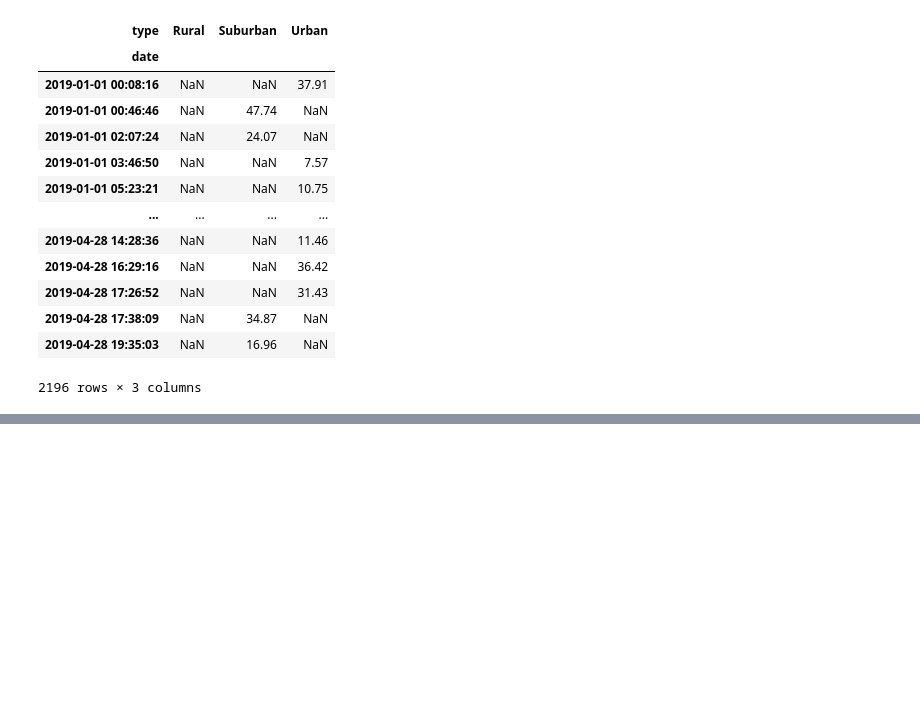
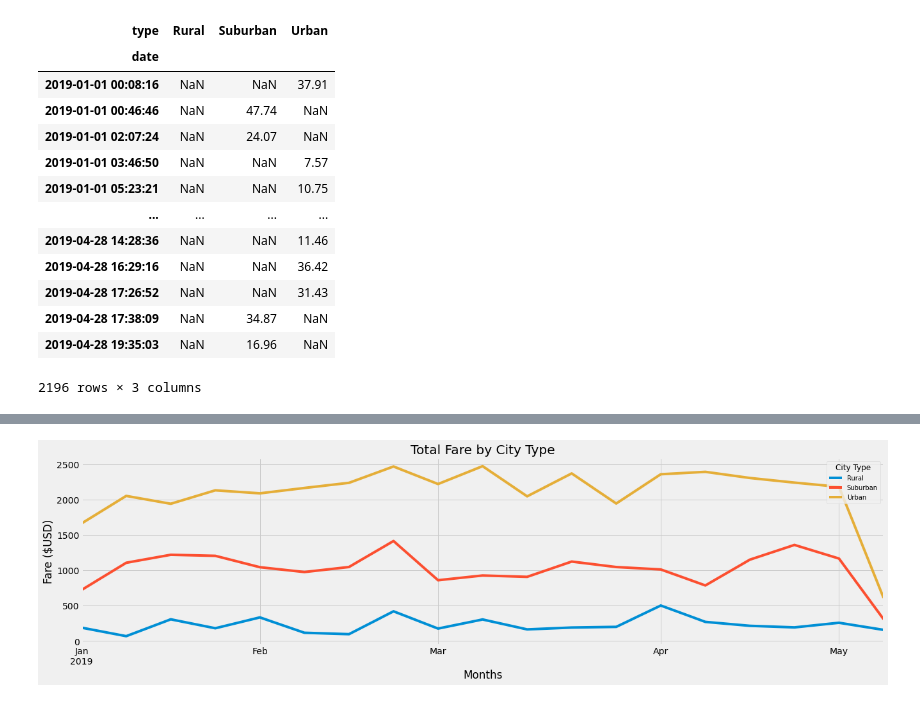
Before and after one commit to duygusimsek/PyBer_Analysis, a Jupyter notebook: PyBer_Challenge.ipynb, the cells around one changed output, grey strips where cells are left out. Drawn from its saved outputs; the diff is of its cells as text; code cells hidden in the pictures; blank space fills up the shorter version.

Commit message:
Adding PyBer_Challenge.ipynb file and analysis folder

```diff
--- a/PyBer_Challenge.ipynb
+++ b/PyBer_Challenge.ipynb
@@ -168,8 +168,8 @@ fare_data_df.head()
 # %%
 # 3.Create a pivot table with the 'date' as the index, the columns ='type', and values='fare'
 # to get the total fares for each type of city by the date.
-fare_data_df.pivot = fare_data_df.pivot(index="date",columns="type", values="fare")
-fare_data_df.pivot.head(10)
+fare_data_pivot_df = fare_data_df.pivot(index="date",columns="type", values="fare")
+fare_data_pivot_df.head(10)
 # %% [output]
 | type | Rural | Suburban | Urban |
 | date |  |  |  |
@@ -206,4 +204,4 @@ fare_data_df.pivot.head(10)
 # %%
-# 6. Set the "date" index to datetime datatype. This is necessary to use the resample() method in Step 8.
-# df.index = pd.to_datetime(df.index)
+# 5. Set the "date" index to datetime datatype.
+fare_data_pivot_df.index= pd.to_datetime(fare_data_pivot_df.index)
 # %%
@@ -211,2 +221,4 @@ fare_data_df.pivot.head(10)
 # %%
-# 8. Create a new DataFrame using the "resample()" function by week 'W' and get the sum of the fares for each week.
+# 7. Create a new DataFrame using the "resample()" function by week 'W' and get the sum of the fares for each week.
+fare_data_sum_week = fare_data_pivot_df.resample("w").sum()
+fare_data_sum_week.head(10)
@@ -213,7 +238,27 @@ fare_data_df.pivot.head(10)
 # %%
 # 8. Using the object-oriented interface method, plot the resample DataFrame using the df.plot() function.
-
 # Import the style from Matplotlib.
 from matplotlib import style
-# Use the graph style fivethirtyeight.
-style.use('fivethirtyeight')
+# %%
+# Use the graph style fivethirtyeight
+plt.style.use('fivethirtyeight')
+
+fare_data_sum_week.plot(figsize=(20, 5))
+plt.title("Total Fare by City Type")
+plt.ylabel("Fare ($USD)")
+plt.xlabel("Months")
+
+#Create a legend
+lgnd = plt.legend(fontsize="10", mode= None,
+                  loc="upper right",
+                  title="City Type")
+lgnd.get_title().set_fontsize(12)
+
+#Save the figure
+plt.savefig("analysis/Fig8.png")
+
+
+#Show the plot
+plt.show()
+# %% [output]
+[figure, added]
```
Also changed, not shown: parts of 4 cells of this notebook, 1 other file.
